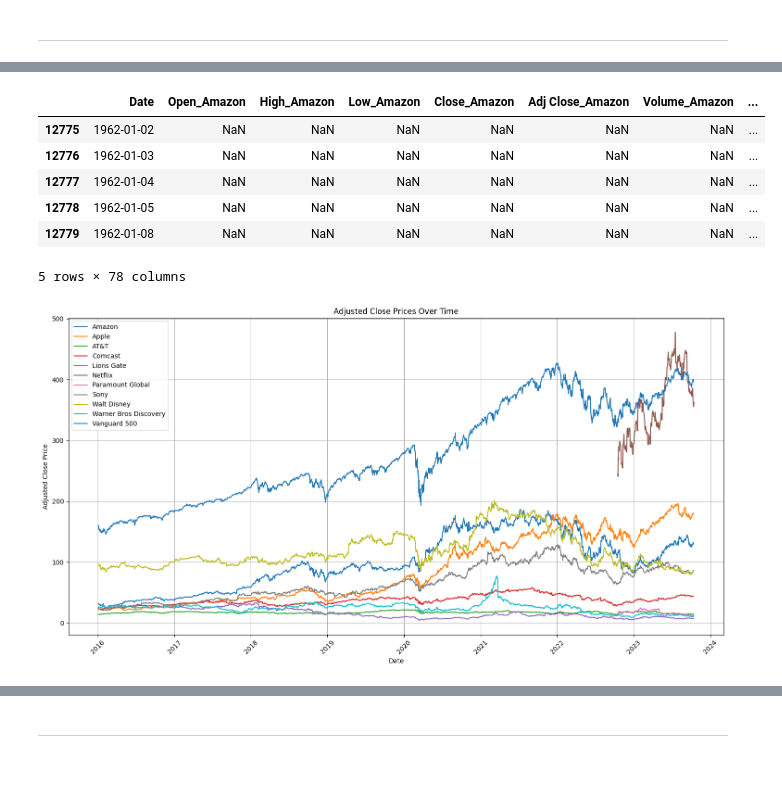
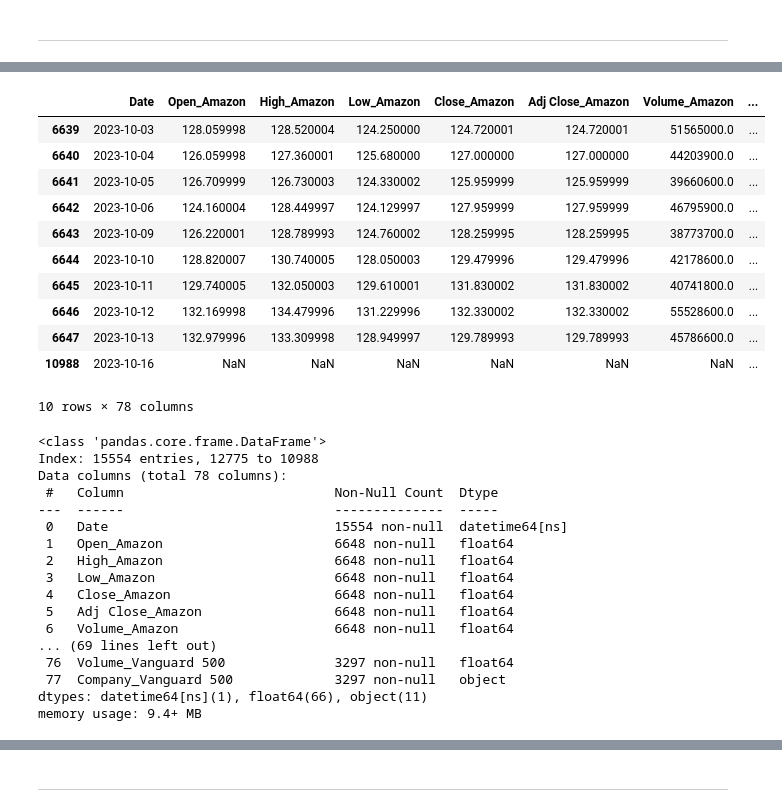
Before and after one commit to shreyashguptas/IMDbRatings-StockImpact, a Jupyter notebook: Project_dataset.ipynb, the cells around one changed output, grey strips where cells are left out. Drawn from its saved outputs; the diff is of its cells as text; code cells hidden in the pictures; blank space fills up the shorter version.

```diff
--- a/Project_dataset.ipynb
+++ b/Project_dataset.ipynb
@@ -252,46 +191,35 @@ print(all_stocks.describe())
+# %%
+all_stocks.tail(10)
+# %% [output]
+|  | Date | Open_Amazon | High_Amazon | Low_Amazon | Close_Amazon | Adj Close_Amazon | Volume_Amazon | ... |
+| 6639 | 2023-10-03 | 128.059998 | 128.520004 | 124.250000 | 124.720001 | 124.720001 | 51565000.0 | ... |
+| 6640 | 2023-10-04 | 126.059998 | 127.360001 | 125.680000 | 127.000000 | 127.000000 | 44203900.0 | ... |
+| 6641 | 2023-10-05 | 126.709999 | 126.730003 | 124.330002 | 125.959999 | 125.959999 | 39660600.0 | ... |
+| 6642 | 2023-10-06 | 124.160004 | 128.449997 | 124.129997 | 127.959999 | 127.959999 | 46795900.0 | ... |
+| 6643 | 2023-10-09 | 126.220001 | 128.789993 | 124.760002 | 128.259995 | 128.259995 | 38773700.0 | ... |
+| 6644 | 2023-10-10 | 128.820007 | 130.740005 | 128.050003 | 129.479996 | 129.479996 | 42178600.0 | ... |
+| 6645 | 2023-10-11 | 129.740005 | 132.050003 | 129.610001 | 131.830002 | 131.830002 | 40741800.0 | ... |
+| 6646 | 2023-10-12 | 132.169998 | 134.479996 | 131.229996 | 132.330002 | 132.330002 | 55528600.0 | ... |
+| 6647 | 2023-10-13 | 132.979996 | 133.309998 | 128.949997 | 129.789993 | 129.789993 | 45786600.0 | ... |
+| 10988 | 2023-10-16 | NaN | NaN | NaN | NaN | NaN | NaN | ... |
+10 rows × 78 columns
 # %%
-all_stocks.head()
+all_stocks.info()
 # %% [output]
-|  | Date | Open_Amazon | High_Amazon | Low_Amazon | Close_Amazon | Adj Close_Amazon | Volume_Amazon | ... |
-| 12775 | 1962-01-02 | NaN | NaN | NaN | NaN | NaN | NaN | ... |
-| 12776 | 1962-01-03 | NaN | NaN | NaN | NaN | NaN | NaN | ... |
-| 12777 | 1962-01-04 | NaN | NaN | NaN | NaN | NaN | NaN | ... |
-| 12778 | 1962-01-05 | NaN | NaN | NaN | NaN | NaN | NaN | ... |
-| 12779 | 1962-01-08 | NaN | NaN | NaN | NaN | NaN | NaN | ... |
-5 rows × 78 columns
+<class 'pandas.core.frame.DataFrame'>
+Index: 15554 entries, 12775 to 10988
+Data columns (total 78 columns):
+ #   Column                           Non-Null Count  Dtype
+---  ------                           --------------  -----
+ 0   Date                             15554 non-null  datetime64[ns]
+ 1   Open_Amazon                      6648 non-null   float64
+ 2   High_Amazon                      6648 non-null   float64
+ 3   Low_Amazon                       6648 non-null   float64
+ 4   Close_Amazon                     6648 non-null   float64
+ 5   Adj Close_Amazon                 6648 non-null   float64
+ 6   Volume_Amazon                    6648 non-null   float64
+... (69 lines left out)
+ 76  Volume_Vanguard 500              3297 non-null   float64
+ 77  Company_Vanguard 500             3297 non-null   object
+dtypes: datetime64[ns](1), float64(66), object(11)
+memory usage: 9.4+ MB
-# %%
-# Charting the stocks with the Adjusted_Close prices
-
-import matplotlib.pyplot as plt
-
-# Set the figure size for better readability
-plt.figure(figsize=(15, 8))
-
-#filtering for years after 2000
-filtered_stocks = all_stocks[all_stocks['Date'].dt.year > 2015]
-
-# Loop through each company to plot their data
-for company_name in company_names:
-    # Check if 'Adj Close_{company_name}' column exists
-    if f'Adj Close_{company_name}' in filtered_stocks.columns:
-        plt.plot(filtered_stocks['Date'], filtered_stocks[f'Adj Close_{company_name}'], label=company_name)
-
-# Set the title and labels
-plt.title('Adjusted Close Prices Over Time')
-plt.xlabel('Date')
-plt.ylabel('Adjusted Close Price')
-
-# Rotate the x-axis labels for better readability
-plt.xticks(rotation=45)
-
-# Enable the legend
-plt.legend()
-
-# Show a grid
-plt.grid(True)
-
-# Show the plot
-plt.tight_layout()
-plt.show()
-# %% [output]
-[figure, removed]
```
Also changed, not shown: parts of 36 cells of this notebook.
